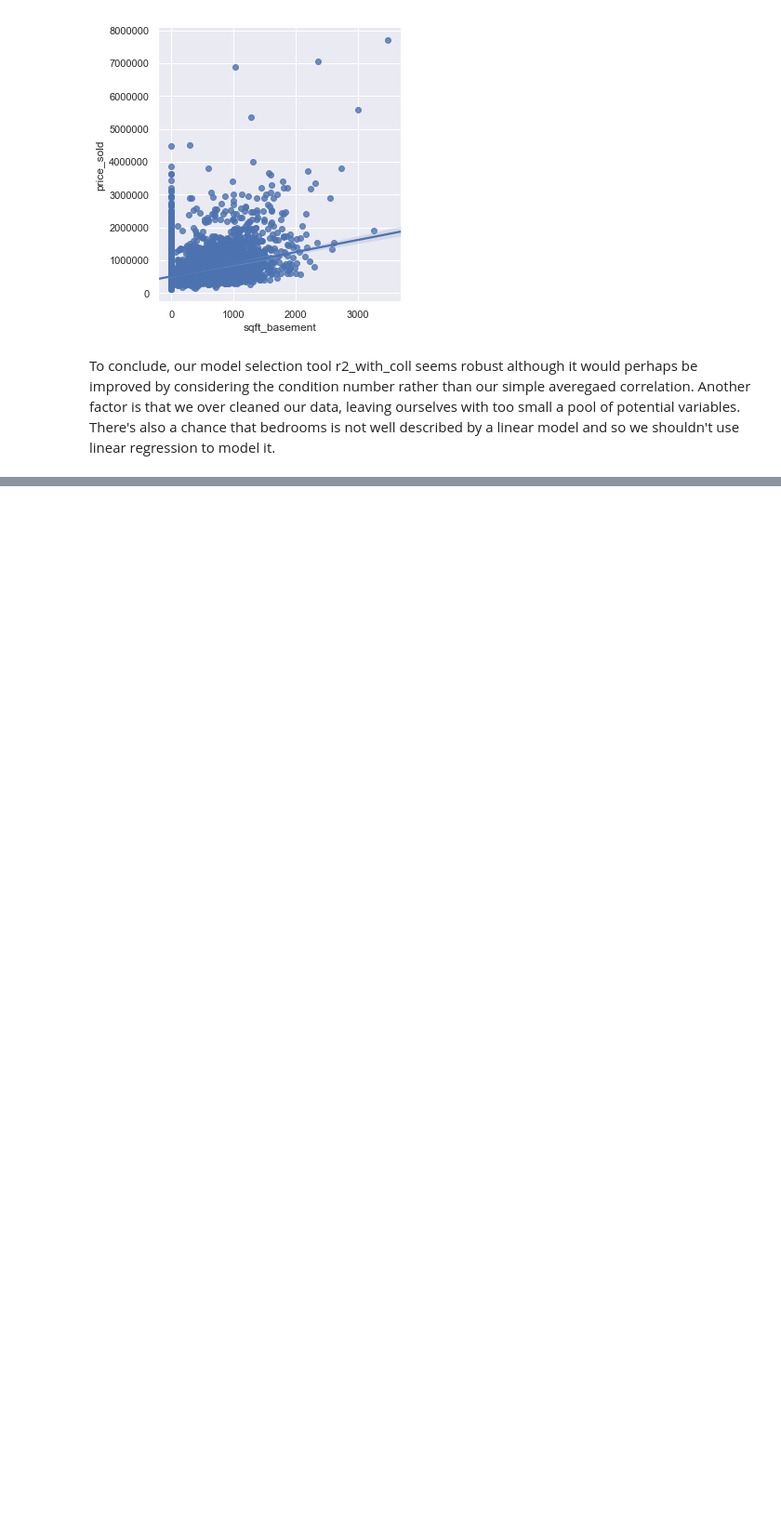
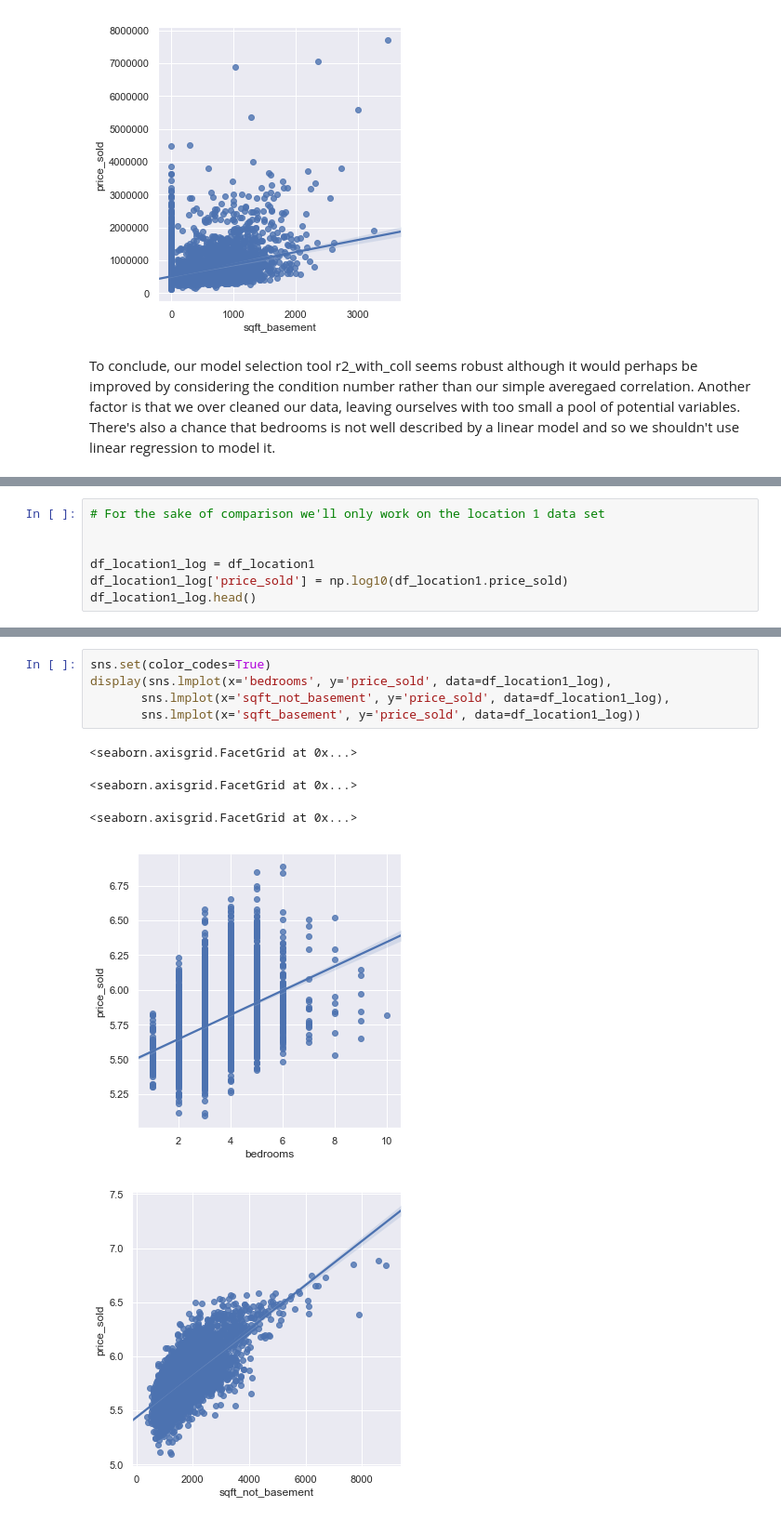
Before and after one commit to Greg-S-12/Mod1_Project, a Jupyter notebook: final_notebook.ipynb, the cells around one changed output, grey strips where cells are left out. Shown at 93% size. Drawn from its saved outputs; the diff is of its cells as text; blank space fills up the shorter version.

```diff
--- a/final_notebook.ipynb
+++ b/final_notebook.ipynb
@@ -580,0 +594,7 @@ To conclude, our model selection tool r2_with_coll seems robust although it woul
+# %%
+# For the sake of comparison we'll only work on the location 1 data set
+
+
+df_location1_log = df_location1
+df_location1_log['price_sold'] = np.log10(df_location1.price_sold)
+df_location1_log.head()
@@ -580,0 +618,11 @@ To conclude, our model selection tool r2_with_coll seems robust although it woul
+# %%
+sns.set(color_codes=True)
+display(sns.lmplot(x='bedrooms', y='price_sold', data=df_location1_log),
+       sns.lmplot(x='sqft_not_basement', y='price_sold', data=df_location1_log),
+       sns.lmplot(x='sqft_basement', y='price_sold', data=df_location1_log))
+# %% [output]
+<seaborn.axisgrid.FacetGrid at 0x...>
+<seaborn.axisgrid.FacetGrid at 0x...>
+<seaborn.axisgrid.FacetGrid at 0x...>
+[figure, added]
+[figure, added]
```
Also changed, not shown: parts of 10 cells of this notebook.
